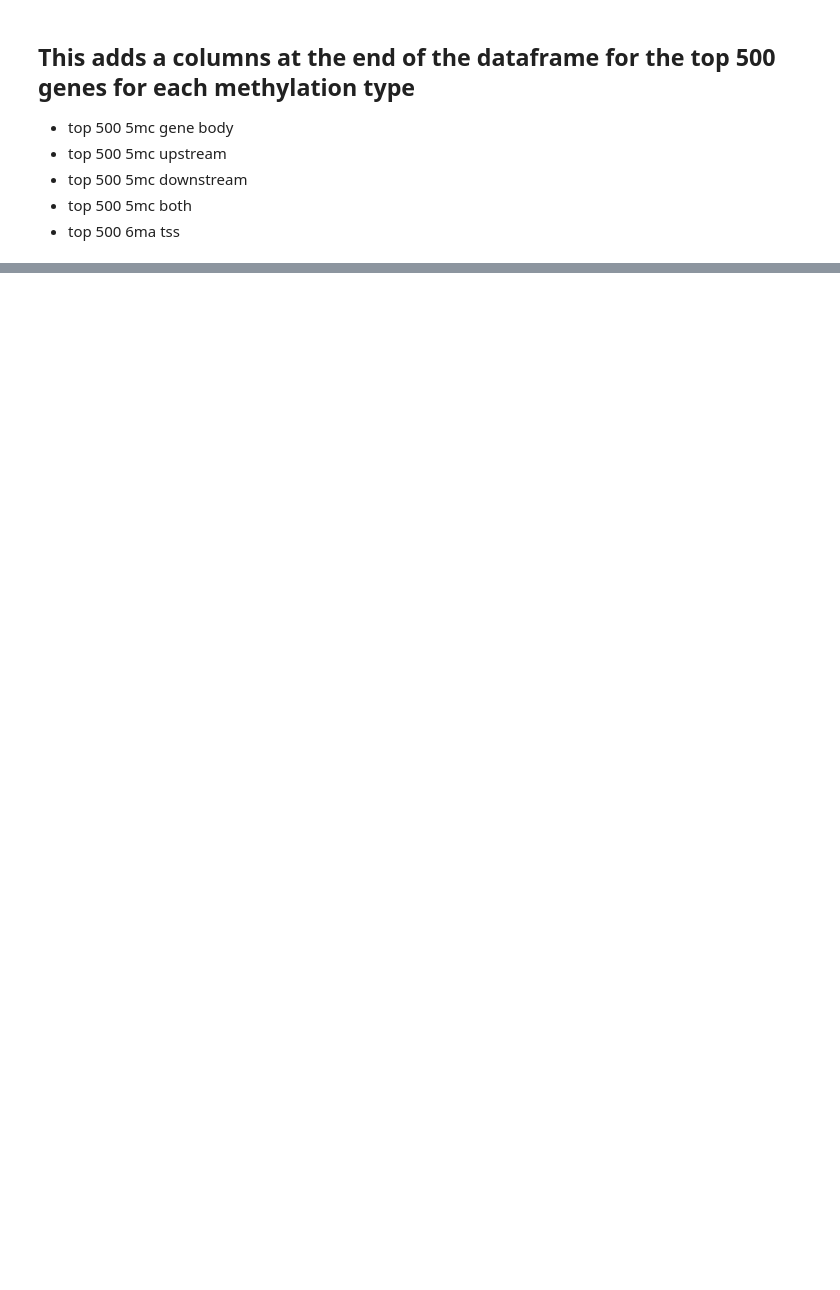
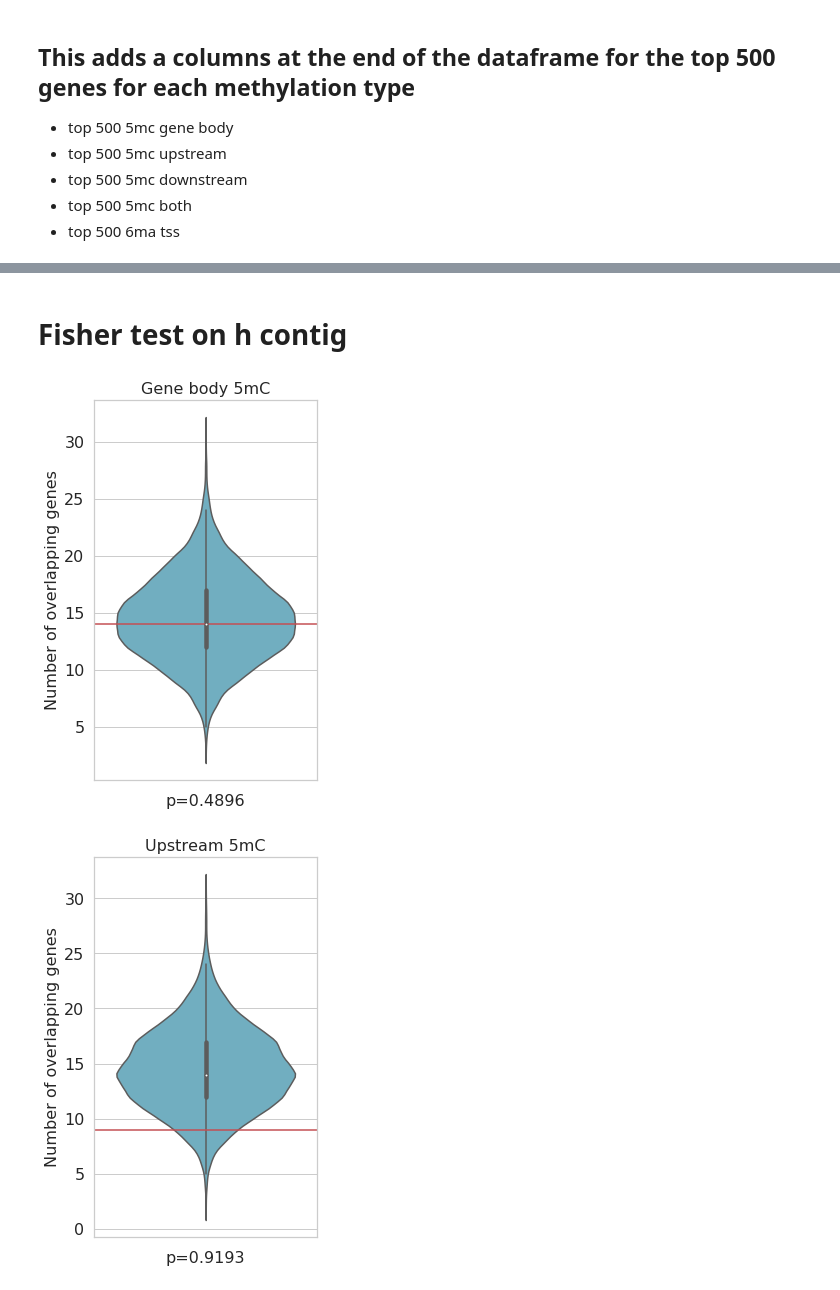
Before and after one commit to AnjuniPeiris/Honours_year, a Jupyter notebook: fisher/methylation/10_Methylation_plots.ipynb, the cells around one changed output, grey strips where cells are left out. Cells and saved outputs as stored; diff of their text form; code cells hidden in the pictures; blank space fills up the shorter version.

Commit message:
Added scripts for permutation, Kruskal test, Mann-Whitney U Bonferroni correction, and saving out the plots or tsv files for these. 19/10/2018.

```diff
--- a/fisher/methylation/10_Methylation_plots.ipynb
+++ b/fisher/methylation/10_Methylation_plots.ipynb
@@ -472,10 +63,0 @@ for x in ['5mC_gene_body_50',
-# %%
-for x in [ '5mC_gene_body_95', '6mA_gene_body_95',
-       '5mC_upstream_95', '6mA_upstream_95', '5mC_downstream_95',
-       '6mA_downstream_95']:
-    print(x)
-    f, ax = plt.subplots(figsize=(7, 6))
-    #ax.set_xscale("log")
-    ax.set_xlim(-0.1,0.1)
-    sns.boxplot(x=x, y='Gene_type', data=h_contig_df)
-    plt.title(x)
@@ -481,0 +112,5 @@ for x in [ '5mC_gene_body_95', '6mA_gene_body_95',
+# %%
+h_contig_df = h_contig_df.replace(to_replace='Highly expressed', value='Highly\nexpressed')
+h_contig_df = h_contig_df.replace(to_replace='Lowly expressed', value='Lowly\nexpressed')
+h_contig_df = h_contig_df.replace(to_replace='Highly methylated', value='Highly\nmethylated')
+h_contig_df = h_contig_df.replace(to_replace='Lowly methylated', value='Lowly\nmethylated')
@@ -481,0 +211,10 @@ for x in [ '5mC_gene_body_95', '6mA_gene_body_95',
+# %%
+# can't see the plot, so log transform
+#add 0.1 for log transformation
+h_contig_df['5mC_gene_body_01'] = h_contig_df['5mC_gene_body'] + 0.1
+h_contig_df['5mC_both_01'] = h_contig_df['5mC_both'] + 0.1
+h_contig_df['6mA_tss_01'] = h_contig_df['6mA_tss'] + 0.1
+
+p_contig_df['5mC_gene_body_01'] = p_contig_df['5mC_gene_body'] + 0.1
+p_contig_df['5mC_both_01'] = p_contig_df['5mC_both'] + 0.1
+p_contig_df['6mA_tss_01'] = p_contig_df['6mA_tss'] + 0.1
@@ -481,0 +273,6 @@ for x in [ '5mC_gene_body_95', '6mA_gene_body_95',
+# %%
+def save_fisher_dict(wdict, genome):
+    df = pd.DataFrame.from_dict(wdict, orient='index')
+    df.rename(columns={0: 'Fisher exact test statistic', 1: 'p-value'}, inplace=True)
+    out_fn = os.path.join(DIRS['FIGURES'], 'expression', ('fisher_table_%s.tsv' % genome))
+    df.to_csv(out_fn, header=True, sep = '\t')
@@ -481,0 +281,14 @@ for x in [ '5mC_gene_body_95', '6mA_gene_body_95',
+# %% [markdown]
+# Fisher test on h contig
+# %%
+# high expression
+fisher_dict = {}
+permutation_5mC(h_contig_df, "5mC_gene_body", False, 'UG', False, 'Gene body 5mC', 'high_expression_h')
+permutation_5mC(h_contig_df, "5mC_upstream", False, 'UG', False, 'Upstream 5mC', 'high_expression_h')
+permutation_5mC(h_contig_df, "5mC_downstream", False, 'UG', False, 'Downstream 5mC', 'high_expression_h')
+permutation_5mC(h_contig_df, "5mC_both", False, 'UG', False, 'Flanking 5mC', 'high_expression_h')
+permutation_5mC(h_contig_df, "6mA_tss", False, 'UG', False, 'TSS 6mA', 'high_expression_h')
+save_fisher_dict(fisher_dict, 'high_expression_h')
+# %% [output]
+[figure, added]
+[figure, added]
```
Also changed, not shown: parts of 115 cells of this notebook.
